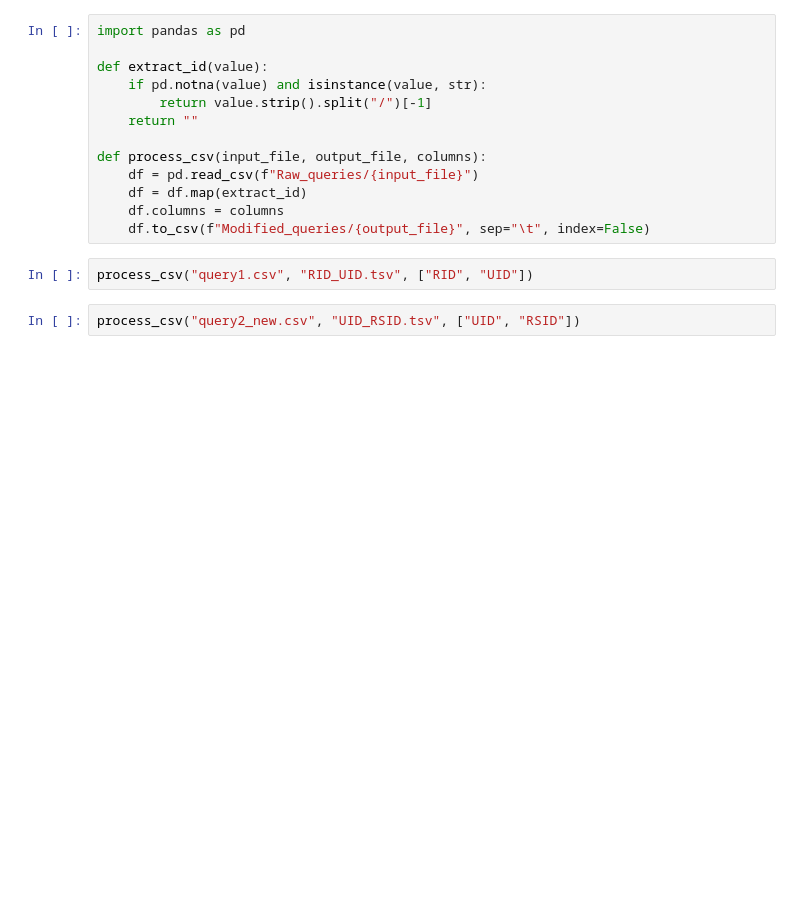
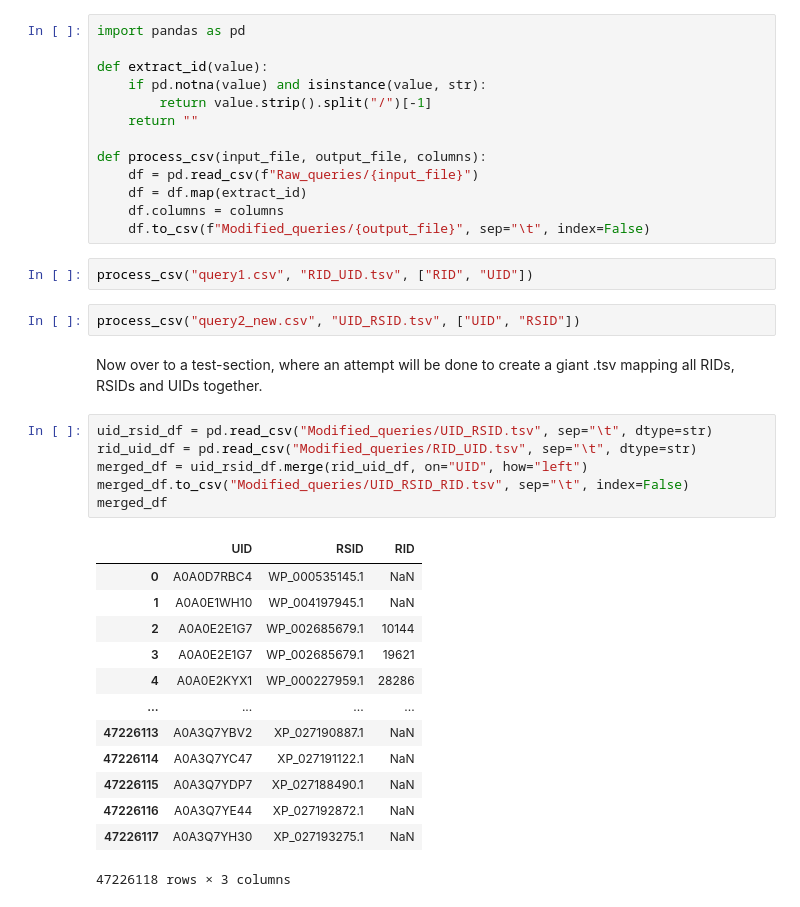
Before and after one commit to blandro/master-project, a Jupyter notebook: UniProt/UniProt_Rhea.ipynb, the cells around one changed output. Drawn from its saved outputs; the diff is of its cells as text; blank space fills up the shorter version.

```diff
--- a/UniProt/UniProt_Rhea.ipynb
+++ b/UniProt/UniProt_Rhea.ipynb
@@ -61,3 +61,25 @@ def process_csv(input_file, output_file, columns):
 process_csv("query1.csv", "RID_UID.tsv", ["RID", "UID"])
 # %%
 process_csv("query2_new.csv", "UID_RSID.tsv", ["UID", "RSID"])
+# %% [markdown]
+Now over to a test-section, where an attempt will be done to create a giant .tsv mapping all RIDs, RSIDs and UIDs together.
+# %%
+uid_rsid_df = pd.read_csv("Modified_queries/UID_RSID.tsv", sep="\t", dtype=str)
+rid_uid_df = pd.read_csv("Modified_queries/RID_UID.tsv", sep="\t", dtype=str)
+merged_df = uid_rsid_df.merge(rid_uid_df, on="UID", how="left")
+merged_df.to_csv("Modified_queries/UID_RSID_RID.tsv", sep="\t", index=False)
+merged_df
+# %% [output]
+|  | UID | RSID | RID |
+| 0 | A0A0D7RBC4 | WP_000535145.1 | NaN |
+| 1 | A0A0E1WH10 | WP_004197945.1 | NaN |
+| 2 | A0A0E2E1G7 | WP_002685679.1 | 10144 |
+| 3 | A0A0E2E1G7 | WP_002685679.1 | 19621 |
+| 4 | A0A0E2KYX1 | WP_000227959.1 | 28286 |
+| ... | ... | ... | ... |
+| 47226113 | A0A3Q7YBV2 | XP_027190887.1 | NaN |
+| 47226114 | A0A3Q7YC47 | XP_027191122.1 | NaN |
+| 47226115 | A0A3Q7YDP7 | XP_027188490.1 | NaN |
+| 47226116 | A0A3Q7YE44 | XP_027192872.1 | NaN |
+| 47226117 | A0A3Q7YH30 | XP_027193275.1 | NaN |
+47226118 rows × 3 columns
```
Also changed, not shown: 2 other files.
